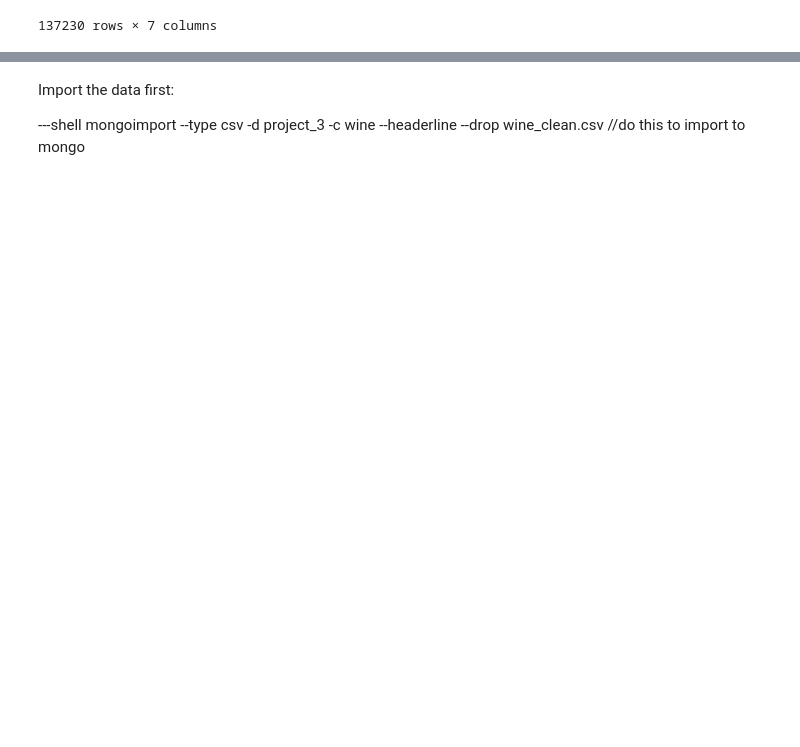
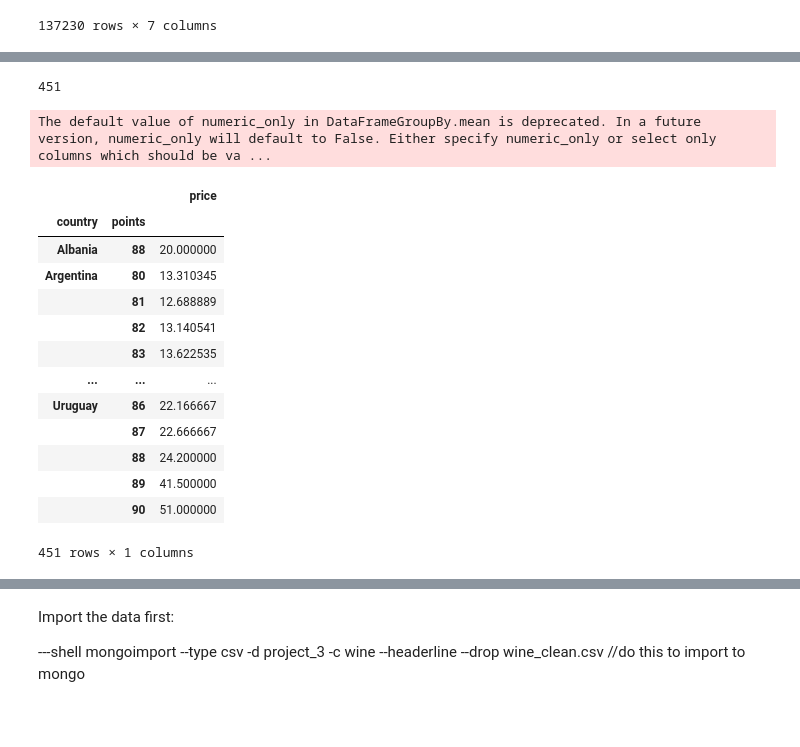
Before and after one commit to AlexanderMBates/Project3_datacamp, a Jupyter notebook: wine_clean.ipynb, the cells around one changed output, grey strips where cells are left out. Cells and saved outputs as stored; diff of their text form; code cells hidden in the pictures; blank space fills up the shorter version.

```diff
--- a/wine_clean.ipynb
+++ b/wine_clean.ipynb
@@ -18,6 +39,6 @@ import re
 # %%
 # reading data into a dataframe
-wine_data = pd.read_csv(r"C:\Users\15126\Downloads\archive\winemag-data_first150k.csv")
+wine_data = pd.read_csv("/Users/darkknight/Downloads/winemag-data_first150k.csv")
 wine_data
 # %% [output]
 |  | Unnamed: 0 | country | description | designation | points | price | province | region_1 | region_2 | ... |
@@ -69,3 +90,6 @@ wine_clean
 | 150928 | France | A perfect salmon shade, with scen... | 90 | 52.0 | Champagne | Champagne Blend | Gosset |
 | 150929 | Italy | More Pinot Grigios should taste l... | 90 | 15.0 | Northeastern Italy | Pinot Grigio | Alois Lageder |
 137230 rows × 7 columns
+# %%
+wineUnique = wine_clean.drop_duplicates(subset = ["description"], keep='last')
+wineUnique
@@ -73,0 +127,23 @@ wine_clean.to_csv("wine_clean.csv", index=False)
+# %%
+CountryGroup = wineUnique.groupby(['country', 'points'])
+print(len(CountryGroup))
+# %% [output]
+451
+# %%
+CountryGroup.mean()
+# %% [output]
+The default value of numeric_only in DataFrameGroupBy.mean is deprecated. In a future version, numeric_only will default to False. Either specify numeric_only or select only columns which should be va ...
+|  |  | price |
+| country | points |  |
+| Albania | 88 | 20.000000 |
+| Argentina | 80 | 13.310345 |
+|  | 81 | 12.688889 |
+|  | 82 | 13.140541 |
+|  | 83 | 13.622535 |
+| ... | ... | ... |
+| Uruguay | 86 | 22.166667 |
+|  | 87 | 22.666667 |
+|  | 88 | 24.200000 |
+|  | 89 | 41.500000 |
+|  | 90 | 51.000000 |
+451 rows × 1 columns
```
Also changed, not shown: parts of 12 cells of this notebook.
